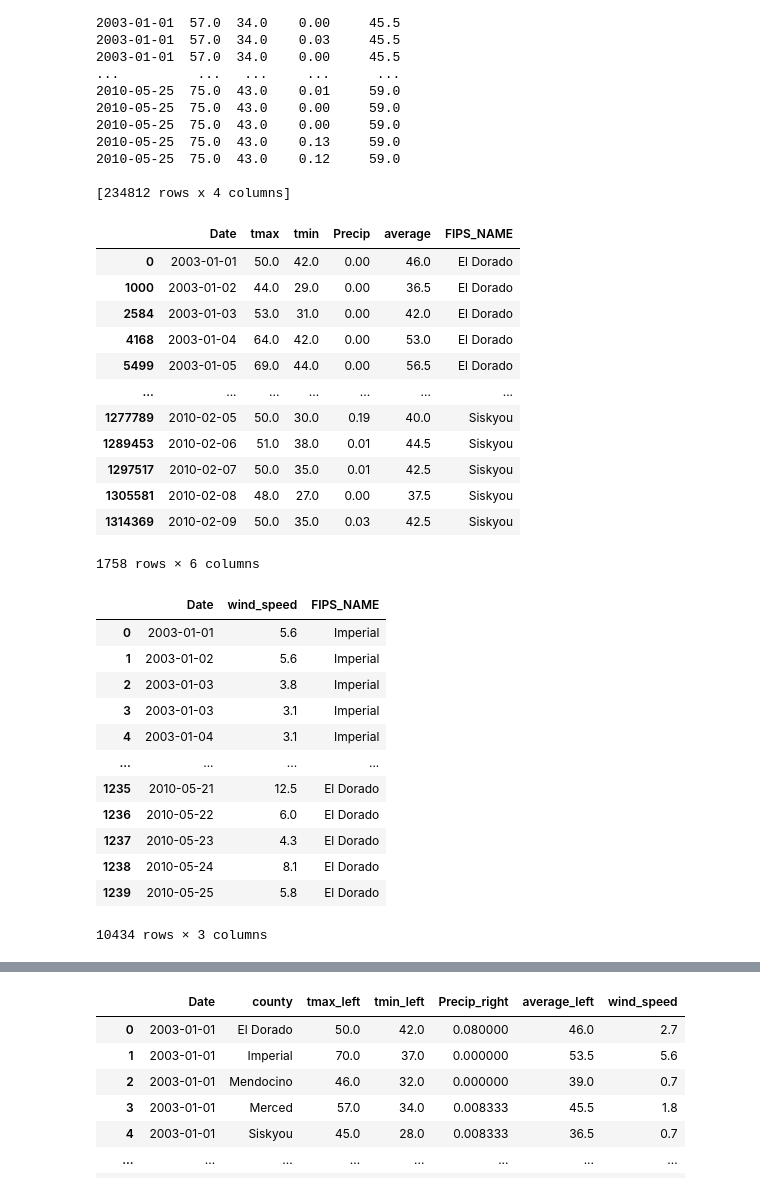
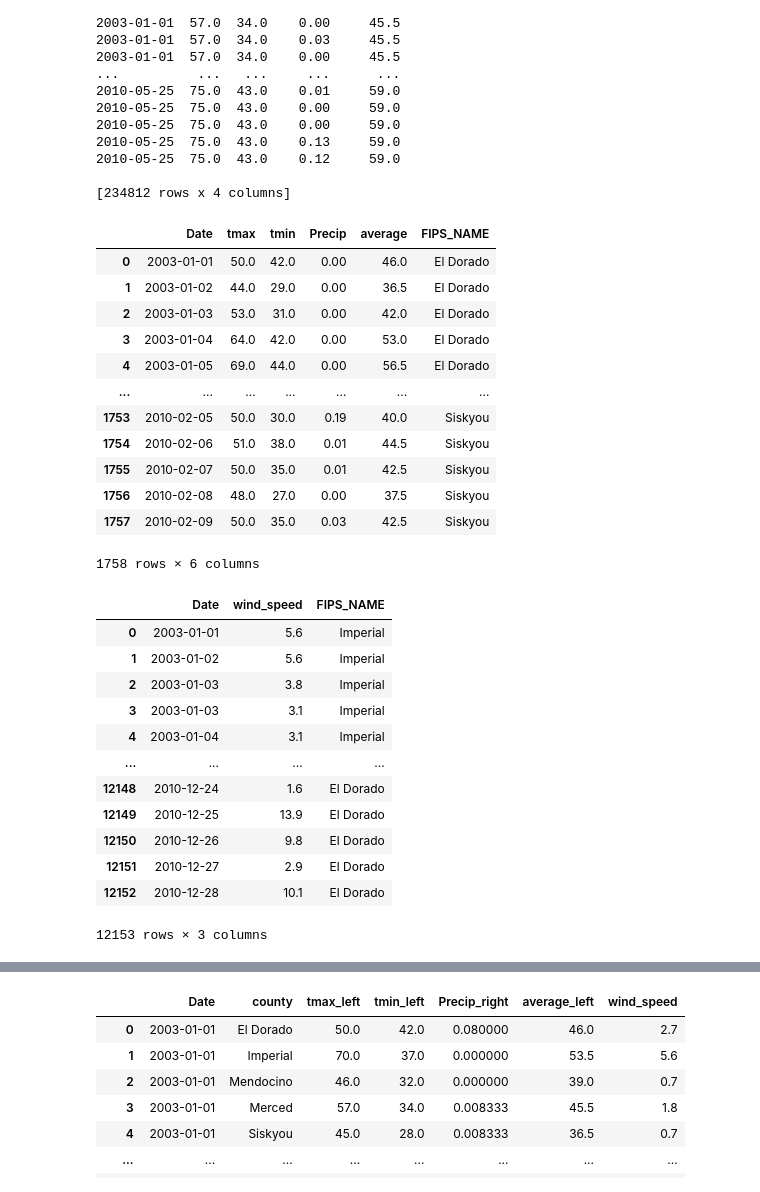
Before and after one commit to Sgipn/ClimateAnalysis, a Jupyter notebook: notebooks/weather_data_setup.ipynb, the cells around one changed output, grey strips where cells are left out. Saved outputs shown, nothing was run; the diff lists cells and outputs as text; code cells hidden in the pictures.

```diff
--- a/notebooks/weather_data_setup.ipynb
+++ b/notebooks/weather_data_setup.ipynb
@@ -180,56 +182,59 @@ dataS['FIPS_NAME'] = 'Siskyou'
 all_temp_precip = pd.concat([dataE,dataI,dataZ,dataM,dataR,dataS])
 all_temp_precip['Date'] = pd.to_datetime(all_temp_precip['Date'])
 all_temp_precip = all_temp_precip.drop_duplicates(subset=['Date','FIPS_NAME'],keep='first')
+all_temp_precip = all_temp_precip.reset_index()
+all_temp_precip.drop("index", axis=1, inplace=True)
 all_temp_precip
 # %% [output]
 |  | Date | tmax | tmin | Precip | average | FIPS_NAME |
 | 0 | 2003-01-01 | 50.0 | 42.0 | 0.00 | 46.0 | El Dorado |
-| 1000 | 2003-01-02 | 44.0 | 29.0 | 0.00 | 36.5 | El Dorado |
-| 2584 | 2003-01-03 | 53.0 | 31.0 | 0.00 | 42.0 | El Dorado |
-| 4168 | 2003-01-04 | 64.0 | 42.0 | 0.00 | 53.0 | El Dorado |
-| 5499 | 2003-01-05 | 69.0 | 44.0 | 0.00 | 56.5 | El Dorado |
+| 1 | 2003-01-02 | 44.0 | 29.0 | 0.00 | 36.5 | El Dorado |
+| 2 | 2003-01-03 | 53.0 | 31.0 | 0.00 | 42.0 | El Dorado |
+| 3 | 2003-01-04 | 64.0 | 42.0 | 0.00 | 53.0 | El Dorado |
+| 4 | 2003-01-05 | 69.0 | 44.0 | 0.00 | 56.5 | El Dorado |
 | ... | ... | ... | ... | ... | ... | ... |
-| 1277789 | 2010-02-05 | 50.0 | 30.0 | 0.19 | 40.0 | Siskyou |
-| 1289453 | 2010-02-06 | 51.0 | 38.0 | 0.01 | 44.5 | Siskyou |
-| 1297517 | 2010-02-07 | 50.0 | 35.0 | 0.01 | 42.5 | Siskyou |
-| 1305581 | 2010-02-08 | 48.0 | 27.0 | 0.00 | 37.5 | Siskyou |
-| 1314369 | 2010-02-09 | 50.0 | 35.0 | 0.03 | 42.5 | Siskyou |
+| 1753 | 2010-02-05 | 50.0 | 30.0 | 0.19 | 40.0 | Siskyou |
+| 1754 | 2010-02-06 | 51.0 | 38.0 | 0.01 | 44.5 | Siskyou |
+| 1755 | 2010-02-07 | 50.0 | 35.0 | 0.01 | 42.5 | Siskyou |
+| 1756 | 2010-02-08 | 48.0 | 27.0 | 0.00 | 37.5 | Siskyou |
+| 1757 | 2010-02-09 | 50.0 | 35.0 | 0.03 | 42.5 | Siskyou |
 1758 rows × 6 columns
 # %%
 # import wind data:
 imperial_wind = pd.read_csv('../data/Imperial_county_wind_data.csv')
 imperial_wind['FIPS_NAME'] = 'Imperial'
 
 merced_wind = pd.read_csv('../data/Merced_county_wind_data.csv')
 merced_wind['FIPS_NAME'] = 'Merced'
 
 mendocino_wind = pd.read_csv('../data/Mendocino_county_wind_data.csv')
 mendocino_wind['FIPS_NAME'] = 'Mendocino'
 
 riverside_wind = pd.read_csv('../data/Riverside_county_wind_data.csv')
 riverside_wind['FIPS_NAME'] = 'Riverside'
 
 siskyou_wind = pd.read_csv('../data/Siskyou_county_wind_data.csv')
 siskyou_wind['FIPS_NAME'] = 'Siskyou'
 
 eldorado_wind = pd.read_csv('../data/el_dorado_county_wind_data.csv')
 eldorado_wind['FIPS_NAME'] = 'El Dorado'
 
 all_wind = pd.concat([imperial_wind,merced_wind,riverside_wind,siskyou_wind,eldorado_wind])
 all_wind['Date'] = pd.to_datetime(all_wind['Date'])
-all_wind1 = all_wind[all_wind['Date'] < '2010-05-26']
-all_wind1
+all_wind = all_wind.reset_index()
+all_wind.drop("index", axis=1, inplace=True)
+all_wind
 # %% [output]
 |  | Date | wind_speed | FIPS_NAME |
 | 0 | 2003-01-01 | 5.6 | Imperial |
 | 1 | 2003-01-02 | 5.6 | Imperial |
 | 2 | 2003-01-03 | 3.8 | Imperial |
 | 3 | 2003-01-03 | 3.1 | Imperial |
 | 4 | 2003-01-04 | 3.1 | Imperial |
 | ... | ... | ... | ... |
-| 1235 | 2010-05-21 | 12.5 | El Dorado |
-| 1236 | 2010-05-22 | 6.0 | El Dorado |
-| 1237 | 2010-05-23 | 4.3 | El Dorado |
-| 1238 | 2010-05-24 | 8.1 | El Dorado |
-| 1239 | 2010-05-25 | 5.8 | El Dorado |
+| 12148 | 2010-12-24 | 1.6 | El Dorado |
+| 12149 | 2010-12-25 | 13.9 | El Dorado |
+| 12150 | 2010-12-26 | 9.8 | El Dorado |
+| 12151 | 2010-12-27 | 2.9 | El Dorado |
+| 12152 | 2010-12-28 | 10.1 | El Dorado |
-10434 rows × 3 columns
+12153 rows × 3 columns
```
Also changed, not shown: parts of 27 cells of this notebook.
